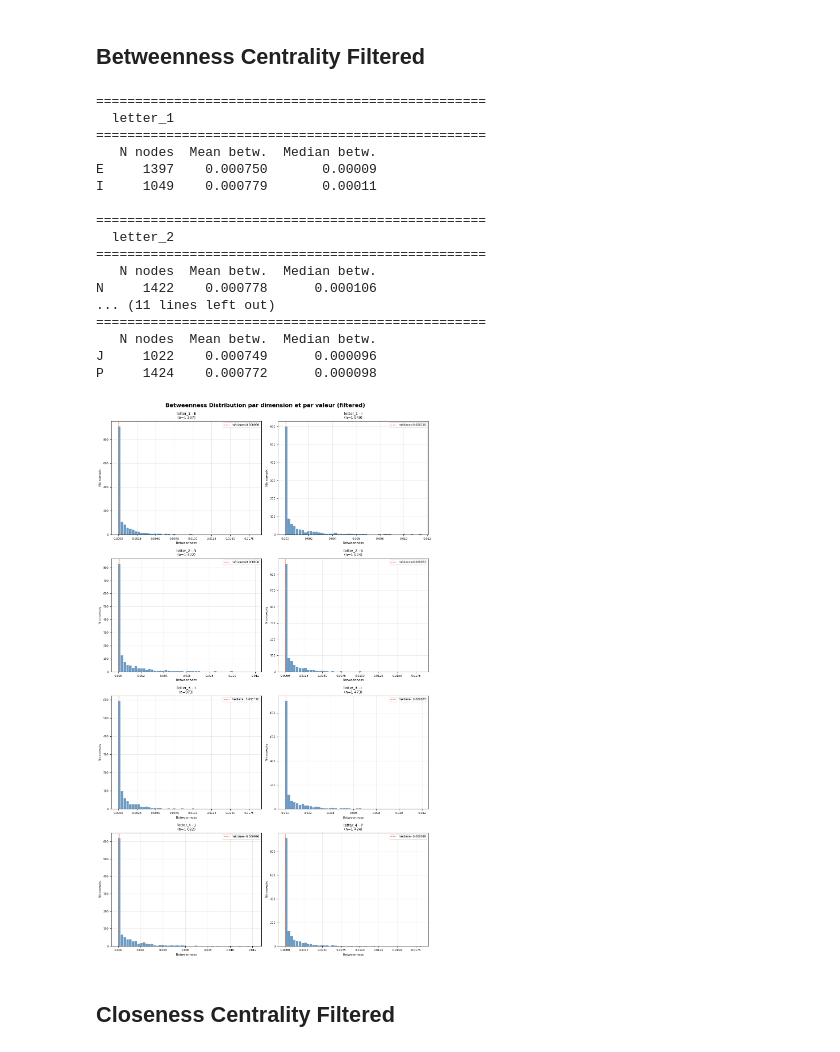
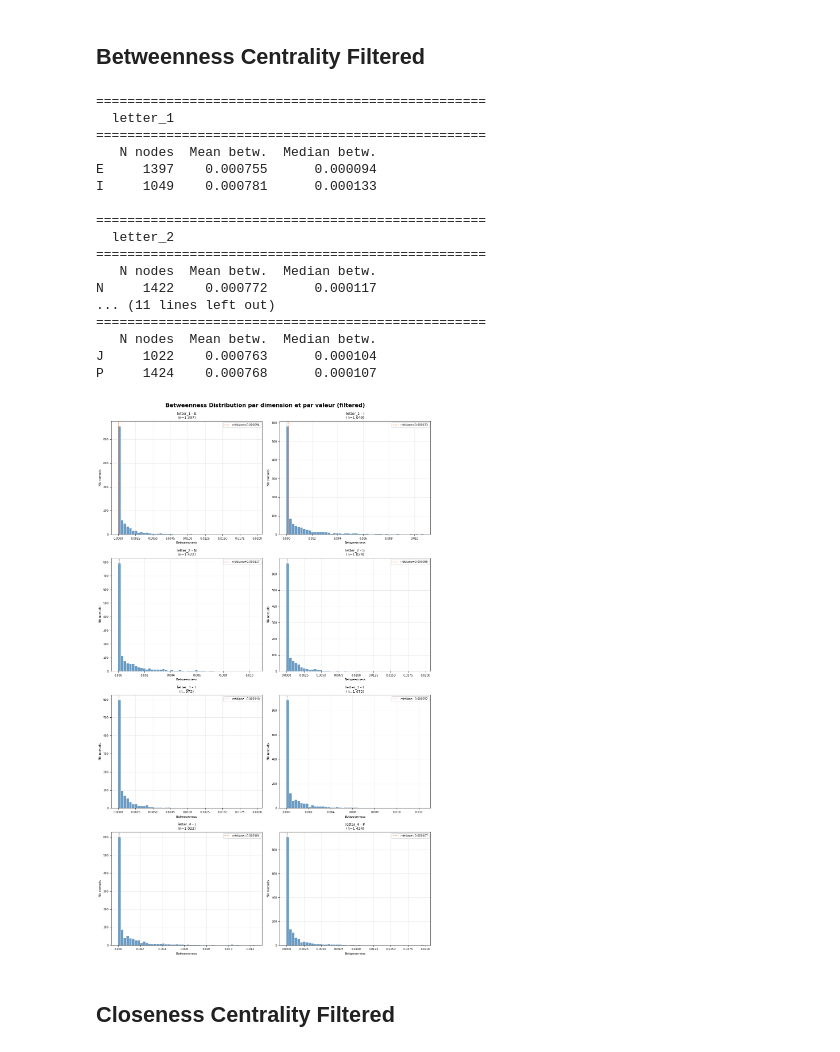
Before and after one commit to DavidGabrielPapa/TheseDeMaster, a Jupyter notebook: graph.ipynb, the cells around one changed output. Cells and saved outputs as stored; diff of their text form; code cells hidden in the pictures.

```diff
--- a/graph.ipynb
+++ b/graph.ipynb
@@ -524,7 +521,7 @@ Unknown     9191       13.211              9
 Measures how many shortest paths pass through a node.
 # %%
 # Calcul
-betweenness = nx.betweenness_centrality(G, normalized=True, k=500)
+betweenness = nx.betweenness_centrality(G, normalized=True)
 
 results_btw = {}
 for dim in DIMENSIONS :
@@ -1219,7 +1216,7 @@ P     1424       21.460             12
 ## Betweenness Centrality Filtered
 # %%
 # Calcul
-betweenness_filtered = nx.betweenness_centrality(G_filtered, normalized=True, k=500)
+betweenness_filtered = nx.betweenness_centrality(G_filtered, normalized=True)
 
 results_btw_filtered = {}
 for dim in DIMENSIONS :
@@ -1258,39 +1255,39 @@ for i, dim in enumerate(DIMENSIONS) :
         bin_widths = bin_edges[1:] - bin_edges[:-1]
 
         ax.bar(bin_edges[:-1], counts, width=bin_widths * 0.9, color='steelblue', alpha=0.8, align='edge')
 
         ax.set_title(f"{dim} - {val}\n(n={len(nodes):,})".replace(",", " "), fontsize=9)
         ax.set_xlabel("Betweenness", fontsize=8)
         ax.set_ylabel("Nb noeuds", fontsize=8)
         ax.grid(alpha=0.3)
         ax.tick_params(labelsize=7)
 
         median_val = np.median(vals)
         ax.axvline(median_val, color='coral', linestyle='--', linewidth=1.2, label=f"médiane={median_val:.6f}")
         ax.legend(fontsize=7)
 
 plt.tight_layout()
 plt.savefig("Images/Graph/betweenness_distribution_filtered.png", dpi=150, bbox_inches='tight')
 plt.show()
 # %% [output]
 ==================================================
   letter_1
 ==================================================
    N nodes  Mean betw.  Median betw.
-E     1397    0.000750       0.00009
-I     1049    0.000779       0.00011
+E     1397    0.000755      0.000094
+I     1049    0.000781      0.000133
 
 ==================================================
   letter_2
 ==================================================
    N nodes  Mean betw.  Median betw.
-N     1422    0.000778      0.000106
+N     1422    0.000772      0.000117
 ... (11 lines left out)
 ==================================================
    N nodes  Mean betw.  Median betw.
-J     1022    0.000749      0.000096
-P     1424    0.000772      0.000098
+J     1022    0.000763      0.000104
+P     1424    0.000768      0.000107
-[figure, old version]
+[figure, new version]
 # %% [markdown]
 ## Closeness Centrality Filtered
 # %%
```
Also changed, not shown: parts of 6 cells of this notebook, 7 other files.
